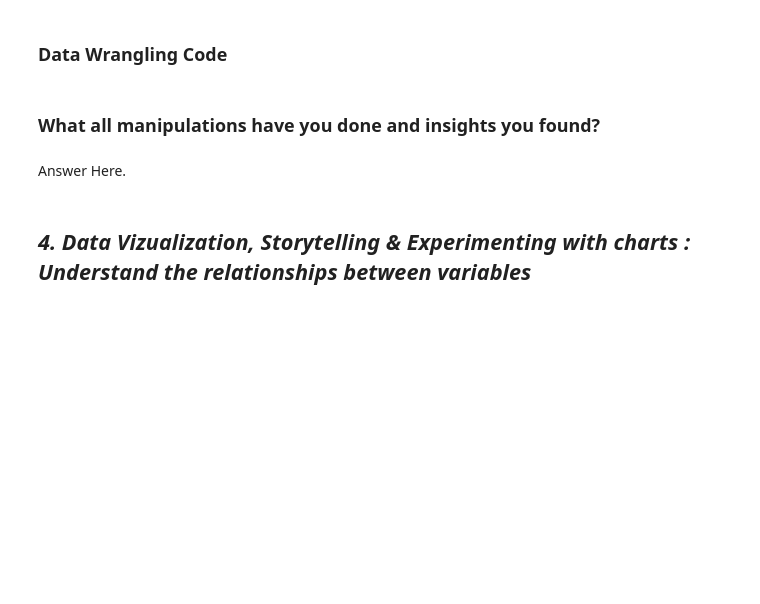
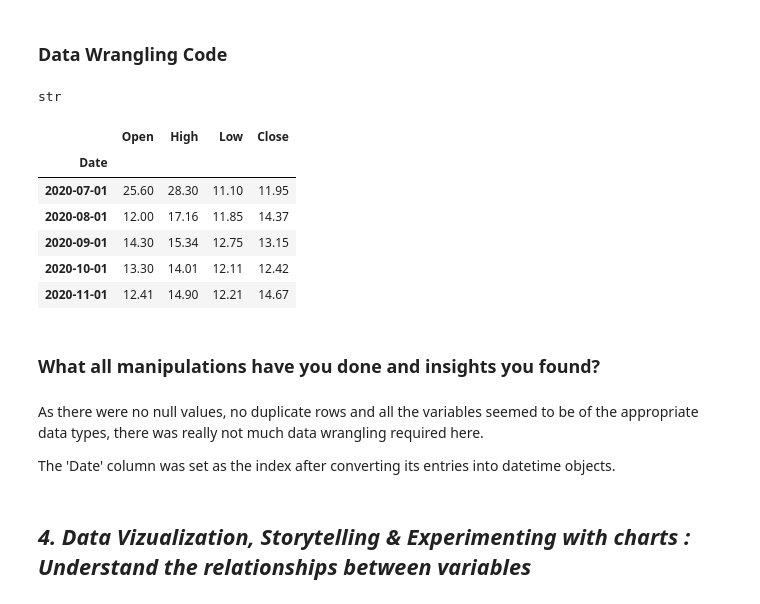
Before and after one commit to dipankarsahu1000/Yes-Bank-Stock-Closing-Price-Prediction, a Jupyter notebook: Yes_Bank_Stock_Closing_Price_Prediction.ipynb, the cells around one changed output. Saved outputs shown, nothing was run; the diff lists cells and outputs as text; code cells hidden in the pictures; blank space fills up the shorter version.

```diff
--- a/Yes_Bank_Stock_Closing_Price_Prediction.ipynb
+++ b/Yes_Bank_Stock_Closing_Price_Prediction.ipynb
@@ -234,7 +233,31 @@ The unique values for the 'Date' variable are:
+# %%
+# Checking the exact datatype of the entries under the 'Date' column
+type(df['Date'][0])
+# %% [output]
+str
+# %%
+# Parsing the string objects under the 'Date' column to datetime objects
+df['Date'] = df['Date'].apply(lambda x: datetime.strptime(x, '%b-%y'))
+# %%
+# Setting the 'Date' column as the index
+df.set_index('Date', inplace = True)
+# %%
+# Checking the dataset
+df.tail()
+# %% [output]
+|  | Open | High | Low | Close |
+| Date |  |  |  |  |
+| 2020-07-01 | 25.60 | 28.30 | 11.10 | 11.95 |
+| 2020-08-01 | 12.00 | 17.16 | 11.85 | 14.37 |
+| 2020-09-01 | 14.30 | 15.34 | 12.75 | 13.15 |
+| 2020-10-01 | 13.30 | 14.01 | 12.11 | 12.42 |
+| 2020-11-01 | 12.41 | 14.90 | 12.21 | 14.67 |
 # %% [markdown]
 ### What all manipulations have you done and insights you found?
-# %% [markdown]
-Answer Here.
+# %% [markdown]
+As there were no null values, no duplicate rows and all the variables seemed to be of the appropriate data types, there was really not much data wrangling required here.
+
+The 'Date' column was set as the index after converting its entries into datetime objects.
 # %% [markdown]
 ## ***4. Data Vizualization, Storytelling & Experimenting with charts : Understand the relationships between variables***
 # %% [markdown]
```
Also changed, not shown: parts of 3 cells of this notebook.
